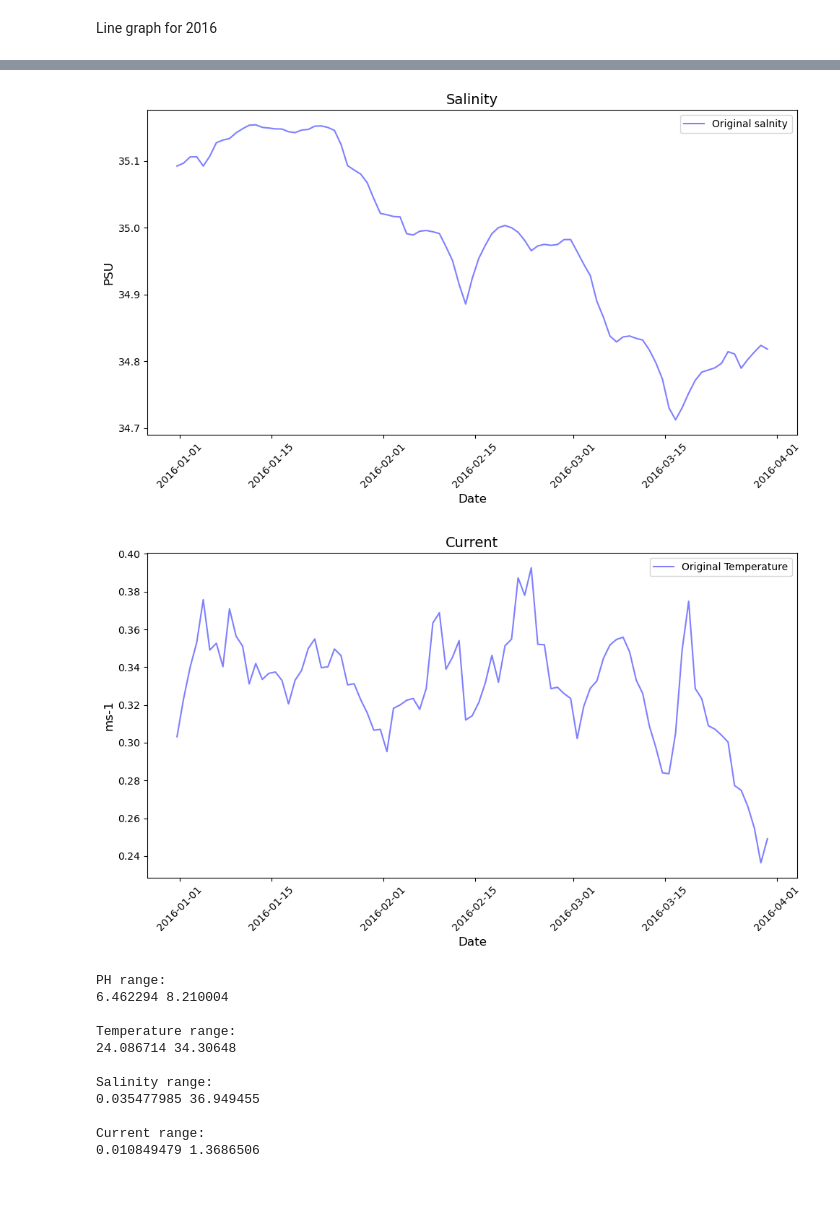
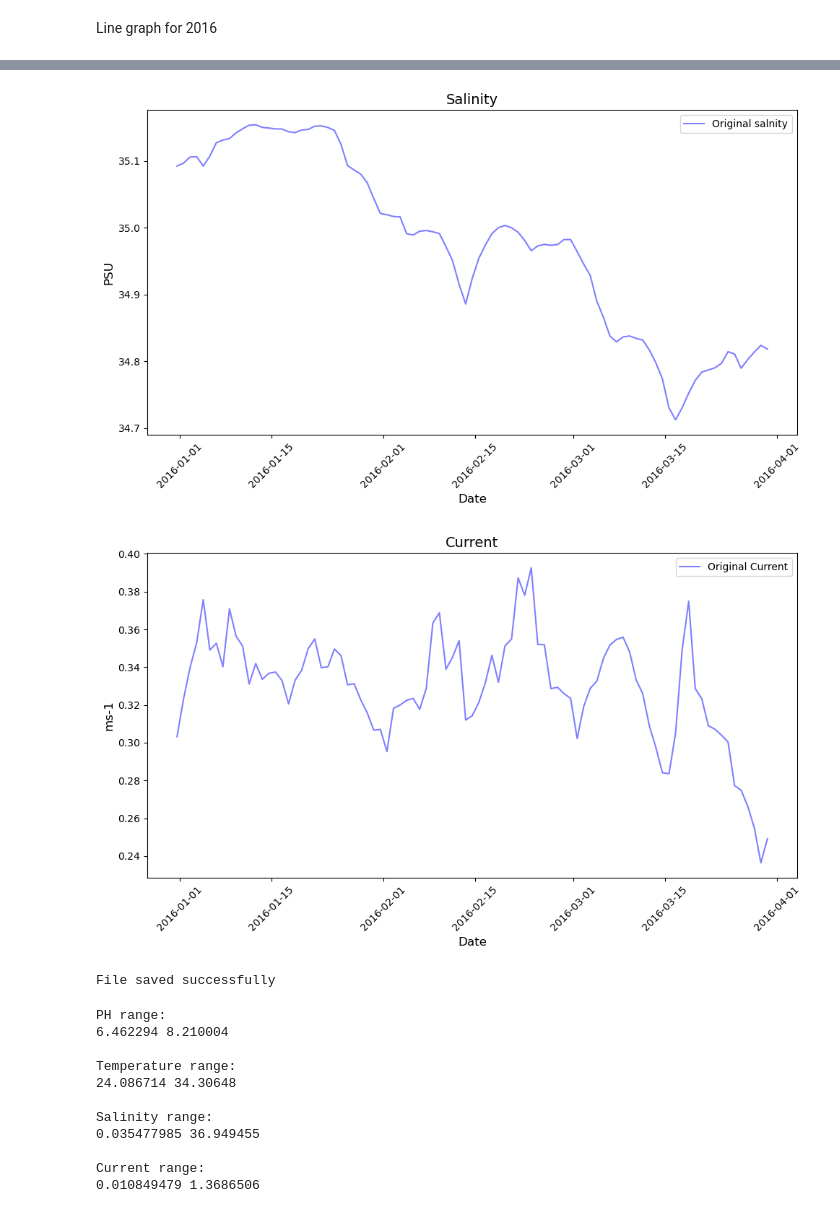
Before and after one commit to Lokyiulee/ENVI5809_Grp4, a Jupyter notebook: project.ipynb, the cells around one changed output, grey strips where cells are left out. Cells and saved outputs as stored; diff of their text form; code cells hidden in the pictures.

```diff
--- a/project.ipynb
+++ b/project.ipynb
@@ -134,12 +134,6 @@ temperature = ds_hydro.temp.isel(k=selectedDepthIndex).mean(dim=['latitude', 'lo
 salinity = ds_hydro.salt.isel(k=selectedDepthIndex).mean(dim=['latitude', 'longitude'])
 mean_cur = ds_hydro.mean_cur.isel(k=selectedDepthIndex).mean(dim=['latitude', 'longitude'])
 
-# Load data
-# load_temp = temperature.load(chunks={'time': '100MB'})
-# load_sal = salinity.load(chunks={'time': '100MB'})
-# load_curr = mean_cur.load(chunks={'time': '100MB'})
-# time_index = pd.to_datetime(load_temp.time.values)
-
 df3 = pd.DataFrame({
     'date': pd.to_datetime(temperature.time.values),
     'pH': ph.values,
@@ -147,16 +141,14 @@ df3 = pd.DataFrame({
     'temperature': temperature.values,
     'salinity': salinity.values
 })
+df3.to_csv("Documents/GitHub/ENVI5809_Grp4/2016hydro.csv", sep=" ", index=False)
 
-# Plotting the temperature and rolling temperature over time
+# Plotting the temperature
 fig, ax = plt.subplots(figsize=(10, 6))
 
 # Plot original temperature data
 ax.plot(df3['date'], df3['temperature'], label='Original Temperature', color='blue', alpha=0.5)
-df3.to_csv("2016hydro.csv", sep=" ", index=False)
 
-# Plot rolling average temperature data
-# ax.plot(df2['date'], df2['temperatureRolling2'], label='Rolling Average (120 days)', color='red', linewidth=2)
 
 # Set title and labels
 ax.set_title("Temperature", fontsize=14)
@@ -166,7 +158,7 @@ ax.set_ylabel("Temperature (°C)", fontsize=12)
 # Rotate date labels for better readability
 plt.xticks(rotation=45)
 
-# Add legend to distinguish between original and rolling average
+# Add legend
 ax.legend()
 
 # Show the plot
@@ -189,39 +181,47 @@ ax.set_ylabel("PSU", fontsize=12)
 # Rotate date labels for better readability
 plt.xticks(rotation=45)
 
-# Add legend to distinguish between original and rolling average
+# Add legend
 ax.legend()
 
 # Show the plot
 plt.tight_layout()
 plt.show()
 
 
 
 # Plotting the current
 fig, ax = plt.subplots(figsize=(10, 6))
 
 # Plot original current data
 ax.plot(df3['date'], df3['current'], label='Original Current', color='blue', alpha=0.5)
 
 # Set title and labels
 ax.set_title("Current", fontsize=14)
 ax.set_xlabel("Date", fontsize=12)
 ax.set_ylabel("ms-1", fontsize=12)
 
 # Rotate date labels for better readability
 plt.xticks(rotation=45)
 
-# Add legend to distinguish between original and rolling average
+# Add legend
 ax.legend()
 
 # Show the plot
 plt.tight_layout()
 plt.show()
 # %% [output]
 [figure]
 [figure]
-[figure, old version]
+[figure, new version]
+# %%
+try:
+
+    print("File saved successfully")
+except Exception as e:
+    print("Error:", e)
+# %% [output]
+File saved successfully
 # %%
 pd.set_option('display.max_rows', None)  # Show all rows
 pd.set_option('display.max_columns', None)  # Show all columns (optional, if you have many columns)
```
Also changed, not shown: parts of 6 cells of this notebook, 2 other files.
